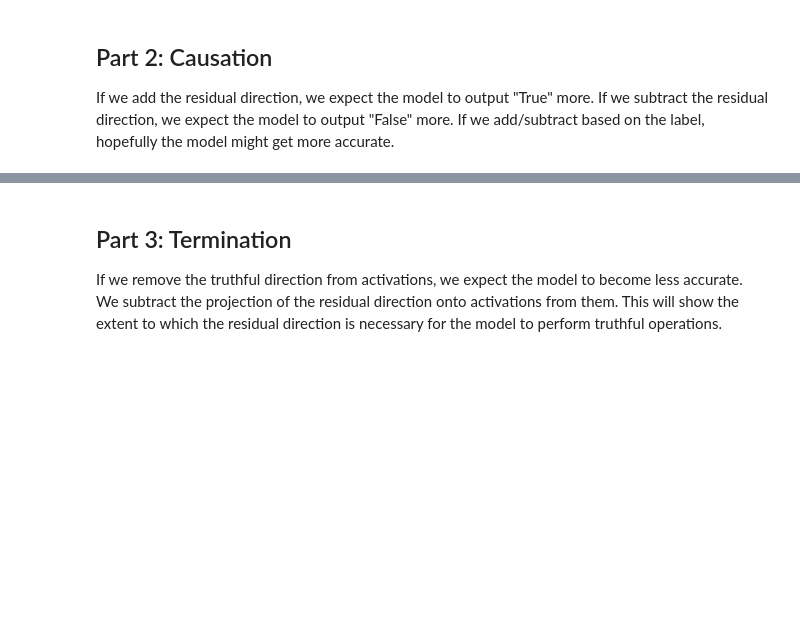
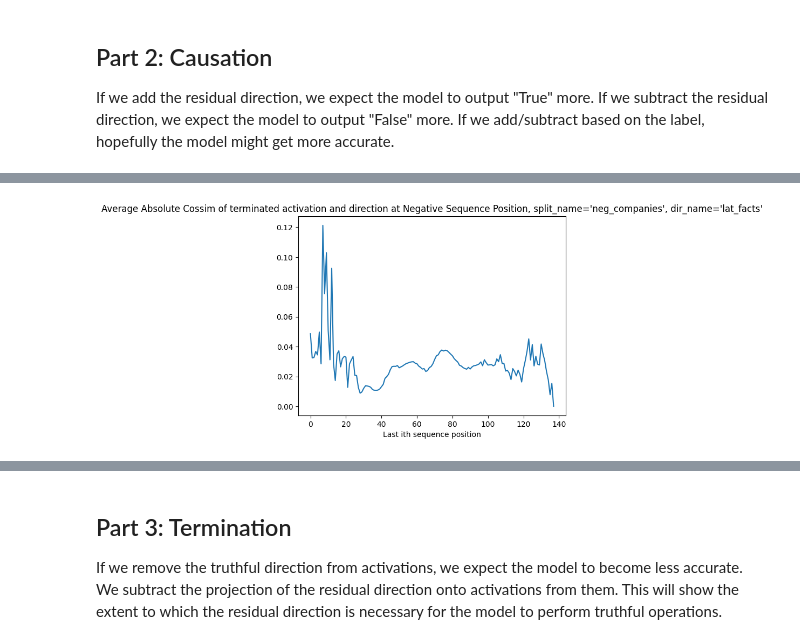
Before and after one commit to magikarp01/rep_control, a Jupyter notebook: rep_testing.ipynb, the cells around one changed output, grey strips where cells are left out. Cells and saved outputs as stored; diff of their text form; code cells hidden in the pictures; blank space fills up the shorter version.

```diff
--- a/rep_testing.ipynb
+++ b/rep_testing.ipynb
@@ -811,7 +810,7 @@ flipped_label_caches = {}
 flipped_dot_caches = {}
 use_test = True
 
-alpha = 1
+alpha = 2
 use_leace_diff_norm = True
 if use_leace_diff_norm:
     with open(f"truthfulness_dirs/13b_{split_name}_leace_diff_norms.pkl", "rb") as f:
@@ -820,7 +819,7 @@ if use_leace_diff_norm:
 else:
     leace_diff_norms = None
 
-max_samples=20
+max_samples=100
 
 if use_test:
     cache = test_cache
@@ -839,7 +838,7 @@ subtracted_performances = {}
 flipped_label_performances = {}
 flipped_dot_performances = {}
 
-short_test_data = test_data_rows[:20]
+short_test_data = test_data_rows[:100]
 scale_relative = False
 
 for dir_name in direction_names:
@@ -861,0 +852,29 @@ with open(f"performances/causal_intervention_performances_{split_name=}_{alpha=}
+# %%
+prompt_type = "honest"
+split_name = "neg_companies"
+dir_name = "lat_facts"
+
+train_cache, test_cache, train_labels, test_labels, train_data_rows, test_data_rows = get_cache(split_name, prompt_type, train_ratio=0.8)
+
+layer = 20
+dir = directions[dir_name][layer]
+from collections import defaultdict
+
+cossims = defaultdict(list)
+for sample in range(len(train_labels)):
+    seq = train_cache[layer][sample]
+
+    for reverse_seq_pos in range(1, seq.shape[1]+1):
+        cossim = np.dot(seq[0, -reverse_seq_pos], dir) / (np.linalg.norm(seq[0, -reverse_seq_pos]) * np.linalg.norm(dir))
+        cossims[reverse_seq_pos].append(cossim)
+
+ave_cossims = np.zeros(shape=(len(cossims.keys())))
+for reverse_seq_pos in cossims.keys():
+    ave_cossims[reverse_seq_pos-1] = np.absolute(np.array(cossims[reverse_seq_pos])).mean()
+
+plt.plot(ave_cossims)
+plt.title(f"Average Absolute Cossim of terminated activation and direction at Negative Sequence Position, {split_name=}, {dir_name=}")
+plt.xlabel("Last ith sequence position")
+plt.show()
+# %% [output]
+[figure, added]
```
Also changed, not shown: parts of 9 cells of this notebook, 3 other files.
